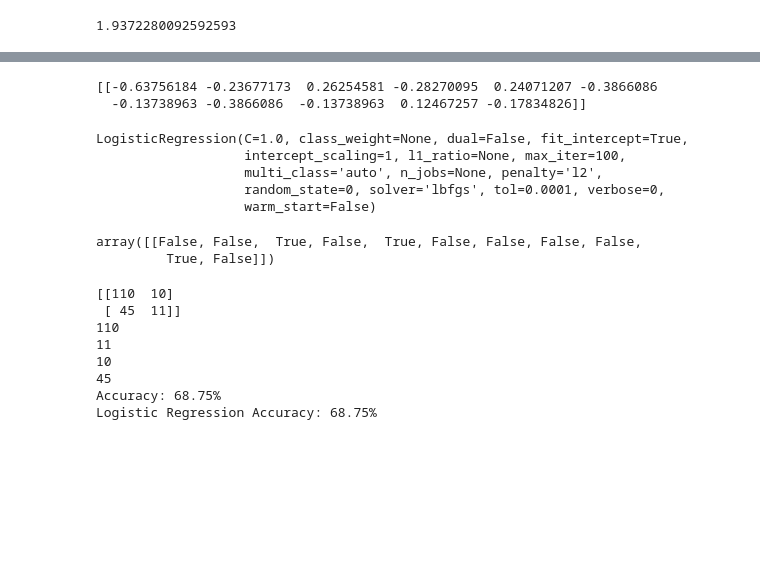
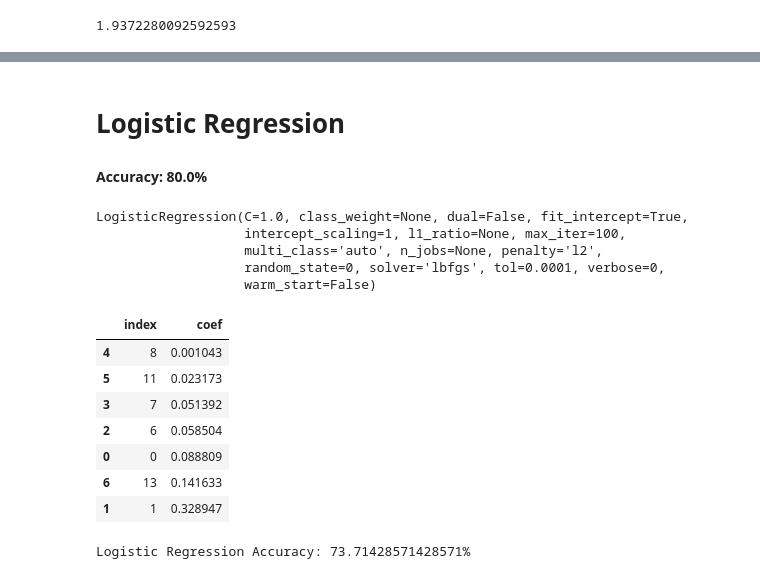
Before and after one commit to stsan9/EndoMondoResearchERSP, a Jupyter notebook: Machine_Learning_Model_Comparison.ipynb, the cells around one changed output, grey strips where cells are left out. Saved outputs shown, nothing was run; the diff lists cells and outputs as text; code cells hidden in the pictures; blank space fills up the shorter version.

```diff
--- a/Machine_Learning_Model_Comparison.ipynb
+++ b/Machine_Learning_Model_Comparison.ipynb
@@ -282,0 +147,10 @@ KNN Accuracy: 71.09826589595376%
+# %%
+# Feature Selection
+
+# Best results: 0, 5, 6, 8, 10, 12, 14
+# All the features: 0, 1, 2, 3, 4, 5, 6, 7, 8, 9, 10, 11, 12, 13, 14, 15, 16, 17, 18
+
+features = [0, 1, 6, 7, 13] # 11, 8
+
+x = user_time_table.iloc[:, features].values
+y = user_time_table.iloc[:, 4].values
@@ -283,17 +244,6 @@ KNN Accuracy: 71.09826589595376%
+# %% [markdown]
+# Logistic Regression
+#### Accuracy: 80.0%
 # %%
 #@title Logistic Regression Model
-# %%
-from sklearn.linear_model import LogisticRegression
-classifier = LogisticRegression(random_state=0)
-classifier.fit(x_train, y_train)
-column_labels = user_time_table.columns
-row_labels = ['Correlation']
-print(classifier.coef_)
-# df = pd.DataFrame(classifier.coef_, columns=column_labels, index=row_labels)
-# df
-# df = df.iloc[0].sort_values()
-# df.head()
-# %% [output]
-[[-0.63756184 -0.23677173  0.26254581 -0.28270095  0.24071207 -0.3866086
-  -0.13738963 -0.3866086  -0.13738963  0.12467257 -0.17834826]]
 # %%
@@ -306,9 +260,20 @@ LogisticRegression(C=1.0, class_weight=None, dual=False, fit_intercept=True,
                    multi_class='auto', n_jobs=None, penalty='l2',
                    random_state=0, solver='lbfgs', tol=0.0001, verbose=0,
                    warm_start=False)
-# %%
-np.round(classifier.coef_, decimals=2) > 0
-# %% [output]
-array([[False, False,  True, False,  True, False, False, False, False,
-         True, False]])
+# %%
+# Correlation coefficient for selected features
+
+coef_data = {'index': features, 'coef' : classifier.coef_.tolist()[0]}
+coef_df = pd.DataFrame(coef_data)
+coef_df['coef'] = coef_df['coef']**2 # get rid of negatives
+coef_df.sort_values(by=['coef'])
+# %% [output]
+|  | index | coef |
+| 4 | 8 | 0.001043 |
+| 5 | 11 | 0.023173 |
+| 3 | 7 | 0.051392 |
+| 2 | 6 | 0.058504 |
+| 0 | 0 | 0.088809 |
+| 6 | 13 | 0.141633 |
+| 1 | 1 | 0.328947 |
 # %%
@@ -315,20 +282,7 @@ array([[False, False,  True, False,  True, False, False, False, False,
 y_pred = classifier.predict(x_test)
-# %%
-from sklearn.metrics import confusion_matrix
-cm = confusion_matrix(y_test, y_pred)
-print(cm)
-print(cm[0][0])
-print(cm[1][1])
-print(cm[0][1])
-print(cm[1][0])
-print("Accuracy: " + str((y_test == y_pred).sum() / (len(x_test)) * 100) + "%")
-print("Logistic Regression Accuracy: " + str((cm[0][0]+cm[1][1])/(cm[0][1]+cm[1][0]+cm[0][0]+cm[1][1])*100) + "%")
-# %% [output]
-[[110  10]
- [ 45  11]]
-110
-11
-10
-45
-Accuracy: 68.75%
-Logistic Regression Accuracy: 68.75%
+# %%
+# Logistic Regression Model Accuracy
+
+print("Logistic Regression Accuracy: " + str((y_test == y_pred).sum() / (len(x_test)) * 100) + "%")
+# %% [output]
+Logistic Regression Accuracy: 73.71428571428571%
```
Also changed, not shown: parts of 50 cells of this notebook.
